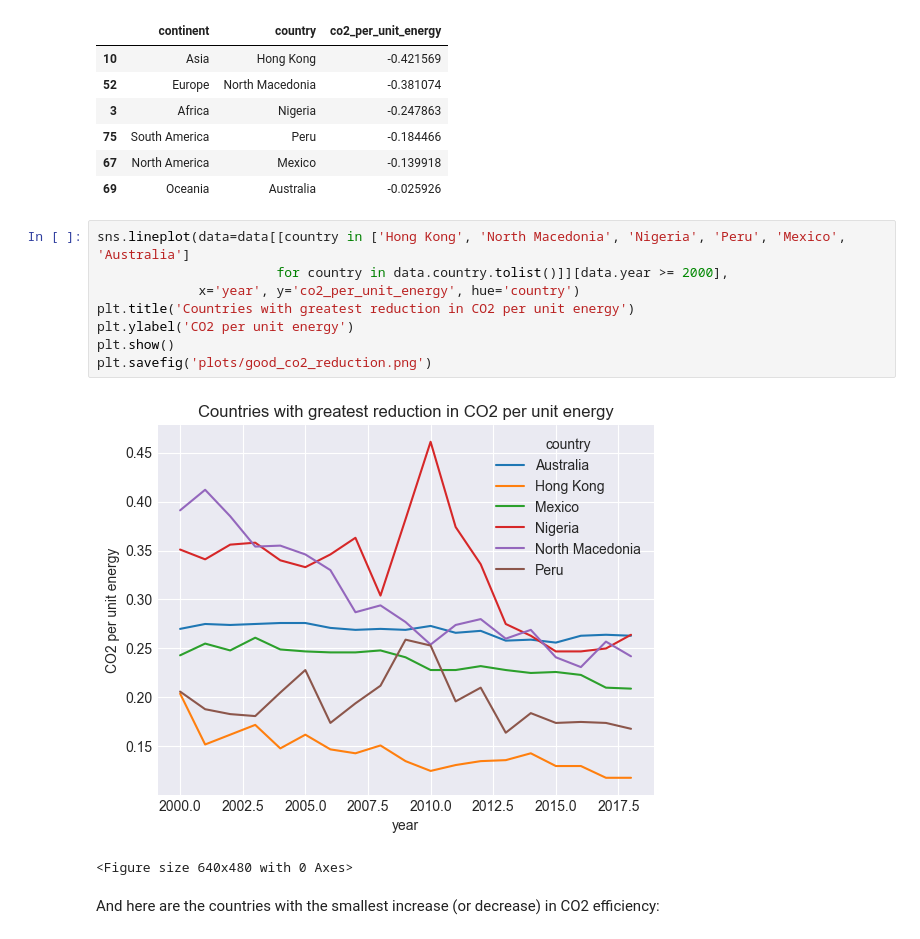
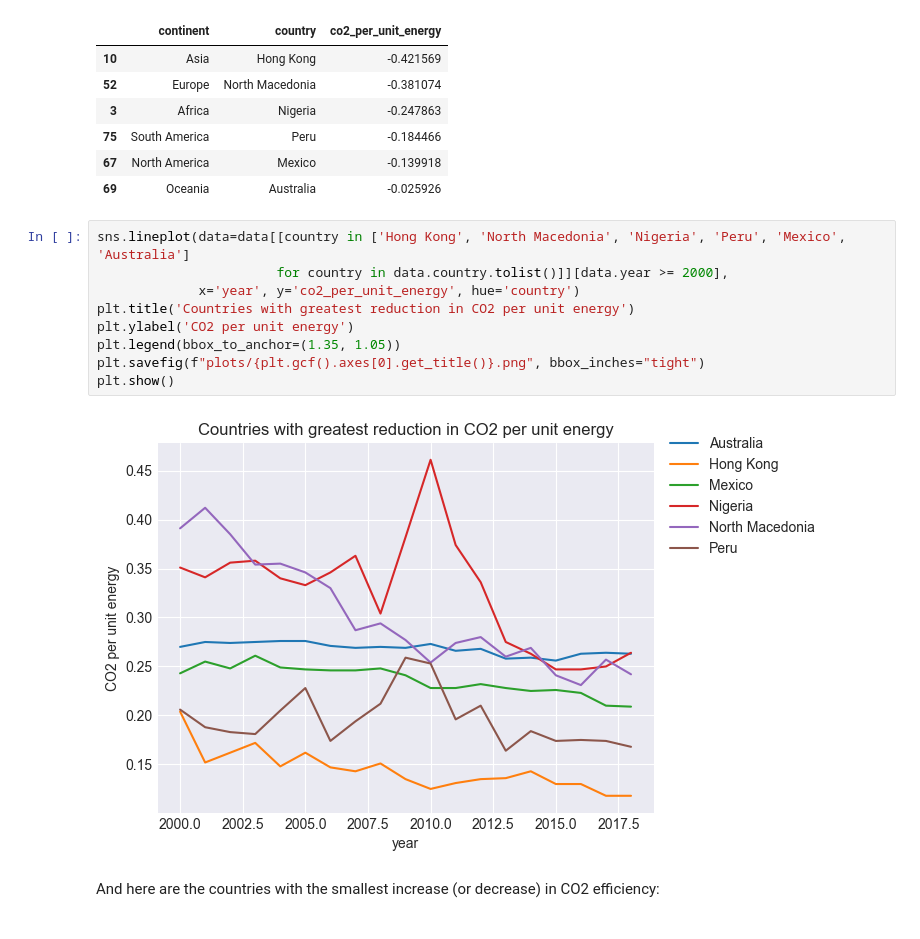
Before and after one commit to haruiz/STAT650-midterm, a Jupyter notebook: midterm_analysis.ipynb, the cells around one changed output. Drawn from its saved outputs; the diff is of its cells as text.

Commit message:
Update m idterm analysis with new plots.

```diff
--- a/midterm_analysis.ipynb
+++ b/midterm_analysis.ipynb
@@ -320,14 +324,14 @@ pct_change_co2_per_unit_energy.sort_values('co2_per_unit_energy').groupby(['cont
 # %%
 sns.lineplot(data=data[[country in ['Hong Kong', 'North Macedonia', 'Nigeria', 'Peru', 'Mexico', 'Australia']
                        for country in data.country.tolist()]][data.year >= 2000],
              x='year', y='co2_per_unit_energy', hue='country')
 plt.title('Countries with greatest reduction in CO2 per unit energy')
 plt.ylabel('CO2 per unit energy')
+plt.legend(bbox_to_anchor=(1.35, 1.05))
+plt.savefig(f"plots/{plt.gcf().axes[0].get_title()}.png", bbox_inches="tight")
 plt.show()
-plt.savefig('plots/good_co2_reduction.png')
 # %% [output]
-[figure, old version]
+[figure, new version]
-<Figure size 640x480 with 0 Axes>
 # %% [markdown]
 And here are the countries with the smallest increase (or decrease) in CO2 efficiency:
 # %%
```
Also changed, not shown: parts of 11 cells of this notebook.
